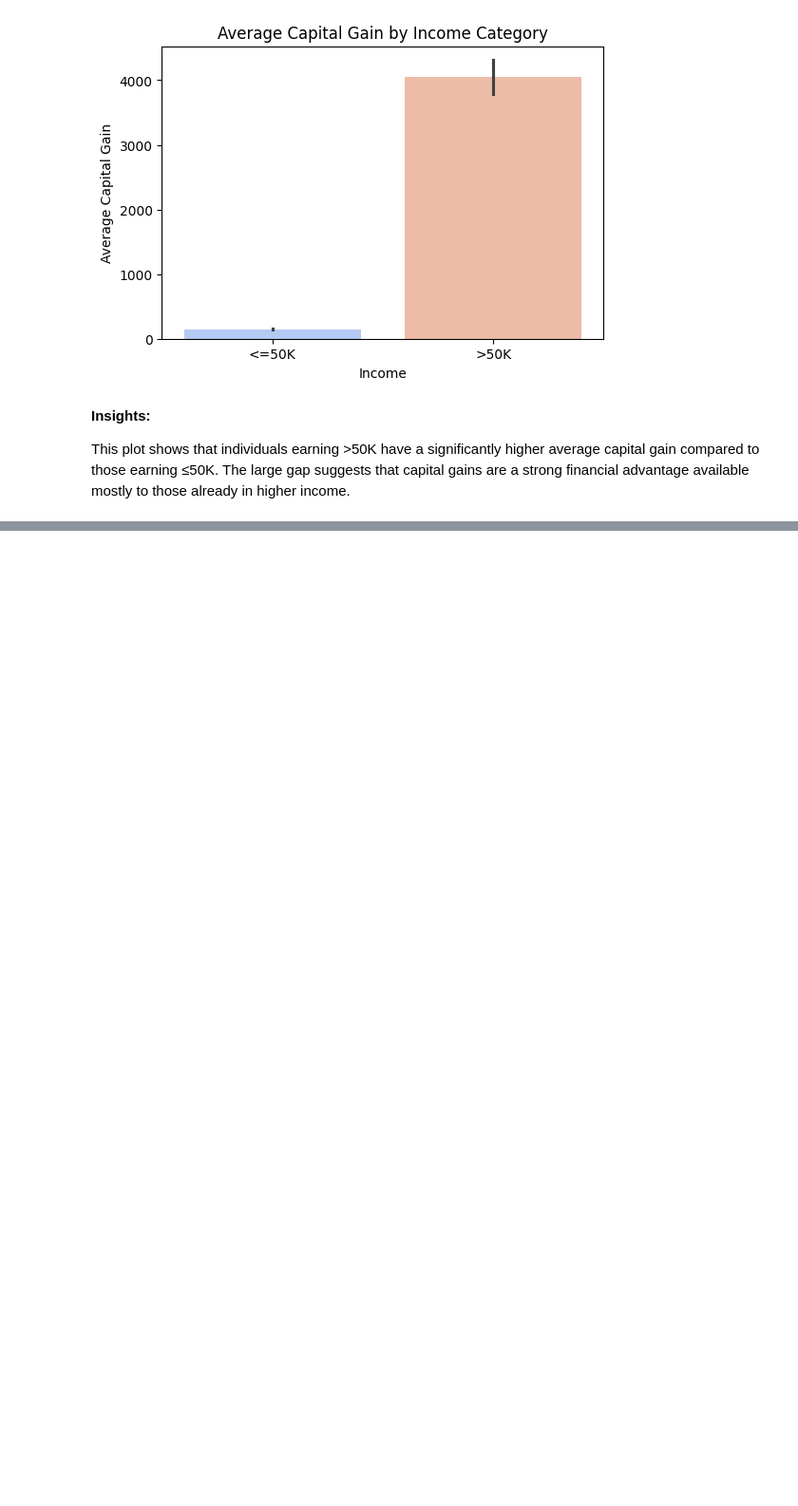
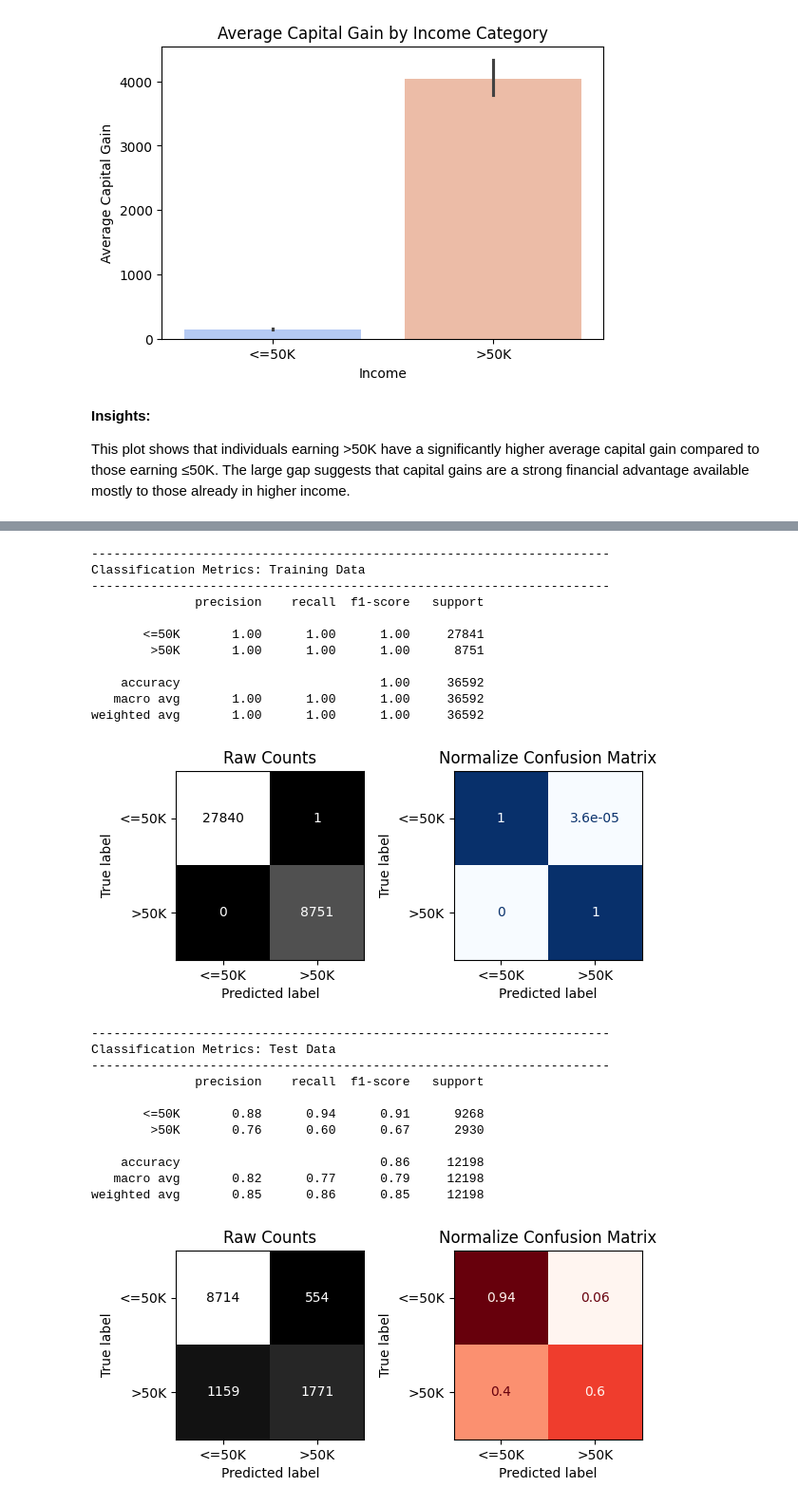
Before and after one commit to NasserKishek/Adult-Income, a Jupyter notebook: Adult_Income.ipynb, the cells around one changed output, grey strips where cells are left out. Shown at 95% size. Drawn from its saved outputs; the diff is of its cells as text; code cells hidden in the pictures; blank space fills up the shorter version.

```diff
--- a/Adult_Income.ipynb
+++ b/Adult_Income.ipynb
@@ -574,0 +577,27 @@ The large gap suggests that capital gains are a strong financial advantage avail
+# %%
+from sklearn.decomposition import PCA
+
+# Get preprocessed features
+X_train_encoded = preprocessor.fit_transform(X_train)
+X_test_encoded = preprocessor.transform(X_test)
+
+# If sparse matrix (from OneHotEncoder), convert to dense
+if hasattr(X_train_encoded, "toarray"):
+    X_train_encoded = X_train_encoded.toarray()
+    X_test_encoded = X_test_encoded.toarray()
+
+# Apply PCA on training data only
+pca = PCA(n_components=3, random_state=42)
+X_train_pca = pca.fit_transform(X_train_encoded)
+X_test_pca = pca.transform(X_test_encoded)
+
+#  Create DataFrames for PCA components
+X_train_pca_df = pd.DataFrame(X_train_pca, columns=['PC1', 'PC2', 'PC3'])
+X_test_pca_df = pd.DataFrame(X_test_pca, columns=['PC1', 'PC2', 'PC3'])
+
+# Combine PCA features with original features
+X_train_combined = np.concatenate((X_train_encoded, X_train_pca), axis=1)
+X_test_combined = np.concatenate((X_test_encoded, X_test_pca), axis=1)
+
+print("Original feature count:", X_train_encoded.shape[1])
+print("After adding PCA components:", X_train_combined.shape[1])
@@ -574,0 +616,39 @@ The large gap suggests that capital gains are a strong financial advantage avail
+# %%
+# Train a new Random Forest using the PCA-enhanced features
+rf_pca = RandomForestClassifier(
+    n_estimators=200,
+    random_state=42,
+    n_jobs=-1,
+    class_weight='balanced'
+)
+
+rf_pca.fit(X_train_combined, y_train)
+y_pred_pca = rf_pca.predict(X_test_combined)
+# %%
+# Evaluate the default model
+evaluate_classification(rf_pca, X_train_combined, y_train, X_test_combined, y_test)
+# %% [output]
+----------------------------------------------------------------------
+Classification Metrics: Training Data
+----------------------------------------------------------------------
+              precision    recall  f1-score   support
+
+       <=50K       1.00      1.00      1.00     27841
+        >50K       1.00      1.00      1.00      8751
+
+    accuracy                           1.00     36592
+   macro avg       1.00      1.00      1.00     36592
+weighted avg       1.00      1.00      1.00     36592
+[figure, added]
+----------------------------------------------------------------------
+Classification Metrics: Test Data
+----------------------------------------------------------------------
+              precision    recall  f1-score   support
+
+       <=50K       0.88      0.94      0.91      9268
+        >50K       0.76      0.60      0.67      2930
+
+    accuracy                           0.86     12198
+   macro avg       0.82      0.77      0.79     12198
+weighted avg       0.85      0.86      0.85     12198
+[figure, added]
```
Also changed, not shown: parts of 5 cells of this notebook.
